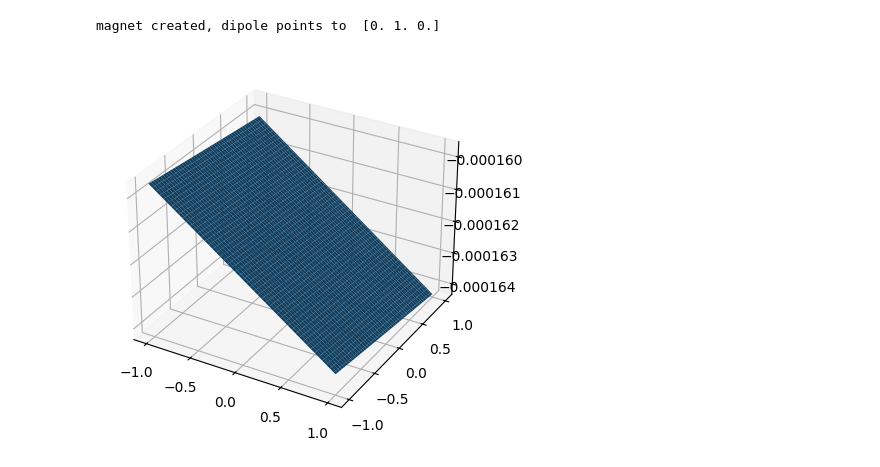
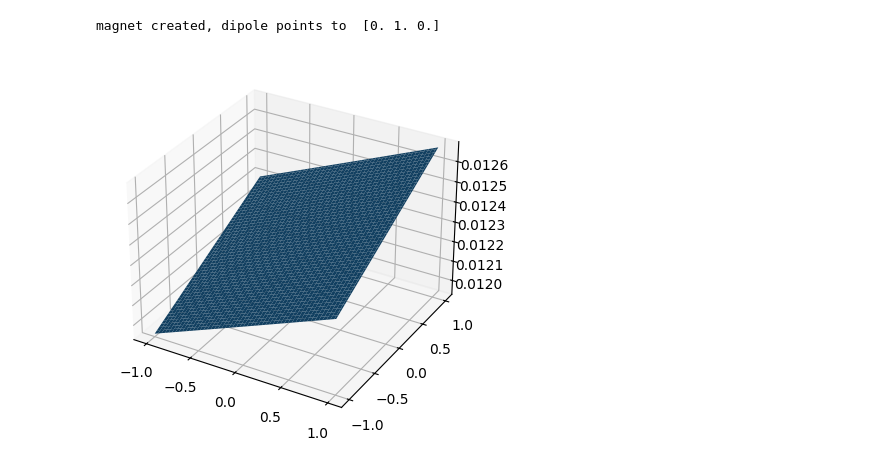
Before and after one commit to rst030/cosi-measure, a Jupyter notebook: Software/COSI2/rotatedfieldtest.ipynb, the cells around one changed output. Saved outputs shown, nothing was run; the diff lists cells and outputs as text; code cells hidden in the pictures.

```diff
--- a/Software/COSI2/rotatedfieldtest.ipynb
+++ b/Software/COSI2/rotatedfieldtest.ipynb
@@ -1,30 +1,30 @@
 # %%
 from utils import shimming_magnet
-magnet = shimming_magnet.shimming_magnet(position = [0, 0.2, 0.3])
+magnet = shimming_magnet.shimming_magnet(position = [0, 0.1, 0.1])
 
 import numpy as np
 import matplotlib.pyplot as plt
 %matplotlib inline
 fig = plt.figure()
 
 X = np.linspace(-1,1,100)
 Y = np.linspace(-1,1,100)
 Z = np.linspace(-1,1,100)
 
 x,y,z = np.meshgrid(X,Y,Z,indexing='ij')
 
 magnet.render_field(grid=[x,y,z])
 
 y2,z2 = np.meshgrid(X, Y,indexing='ij')
 
-magnet.rotate_field(rotation_yz=3*np.pi/4)
+magnet.rotate_field(rotation_yz=0*np.pi/4)
 
 fld = magnet.Brot[12,:,:]
 
 ax = fig.add_axes(111,projection='3d')
 ctrf = ax.plot_surface(y2,z2,fld)#zdir = 'x', offset = fld, alpha=0.5,cmap='viridis',edgecolor='black',vmin = np.nanmin(fld), vmax = np.nanmax(fld),levels=64)
 #ax.plot(X,Y)
 plt.show()
 # %% [output]
 magnet created, dipole points to  [0. 1. 0.]
-[figure, old version]
+[figure, new version]
```
